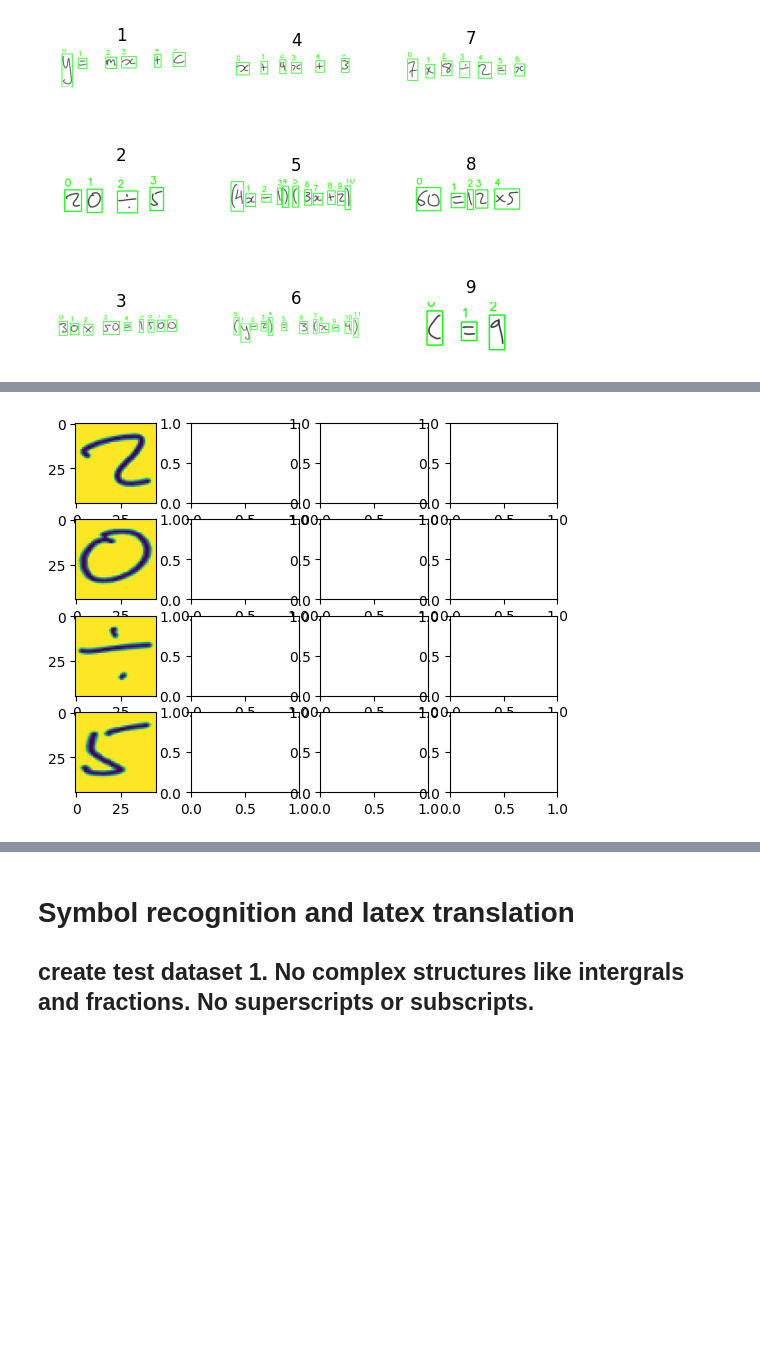
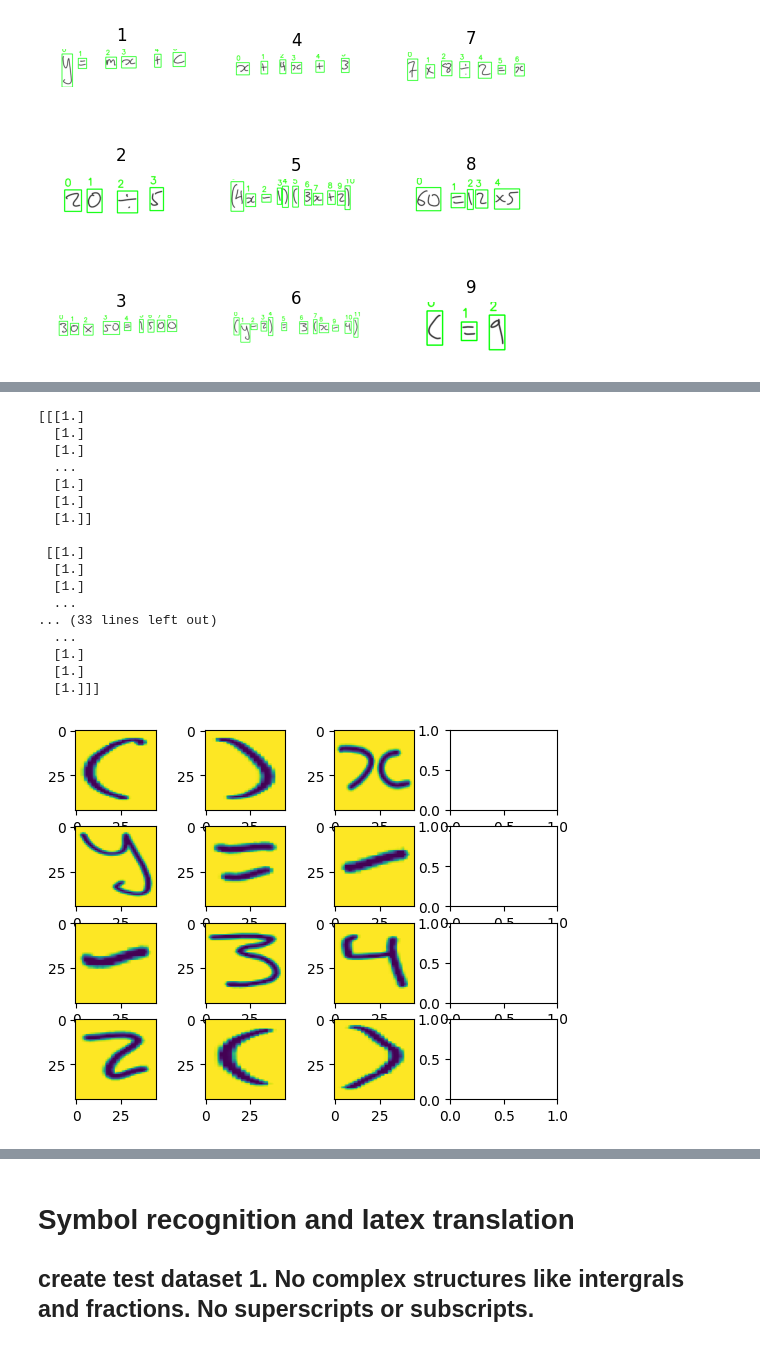
Before and after one commit to Beenben/HandMtoLat, a Jupyter notebook: boundingBoxSegmentation.ipynb, the cells around one changed output, grey strips where cells are left out. Saved outputs shown, nothing was run; the diff lists cells and outputs as text; code cells hidden in the pictures; blank space fills up the shorter version.

```diff
--- a/boundingBoxSegmentation.ipynb
+++ b/boundingBoxSegmentation.ipynb
@@ -353,30 +355,39 @@ cv2.waitKey(0)
 # %%
-test_img = imgs[1]
+test_img = imgs[5]
 # find bounding boxes and crop out symbols
 bboxes = find_bboxes_iter3(test_img)
 bbox_img = visualiseBBoxes(test_img, bboxes)
-symbols = get_symbols(test_img, bboxes)
-np_symbols = np.array(symbols)
+symbols = np.array(get_symbols(test_img, bboxes)).astype("float32")/255
 
 
+print(symbols[0])
 
 
 n=4
 figure, axs = plt.subplots(n, n)
-
-for i, symbol in enumerate(np_symbols):
+for i, symbol in enumerate(symbols):
     x_pos = i%n
     y_pos = i//n
-
-
-
     axs[x_pos, y_pos].imshow(symbol)
-
-
-
-asdfsdfsdf
 # %% [output]
+[[[1.]
+  [1.]
+  [1.]
+  ...
+  [1.]
+  [1.]
+  [1.]]
+
+ [[1.]
+  [1.]
+  [1.]
+  ...
+... (33 lines left out)
+  ...
+  [1.]
+  [1.]
+  [1.]]]
-[figure, old version]
+[figure, new version]
 # %%
 model_path = r'models\test_set_1.keras'
 
```
Also changed, not shown: parts of 2 cells of this notebook, 1 other file.
